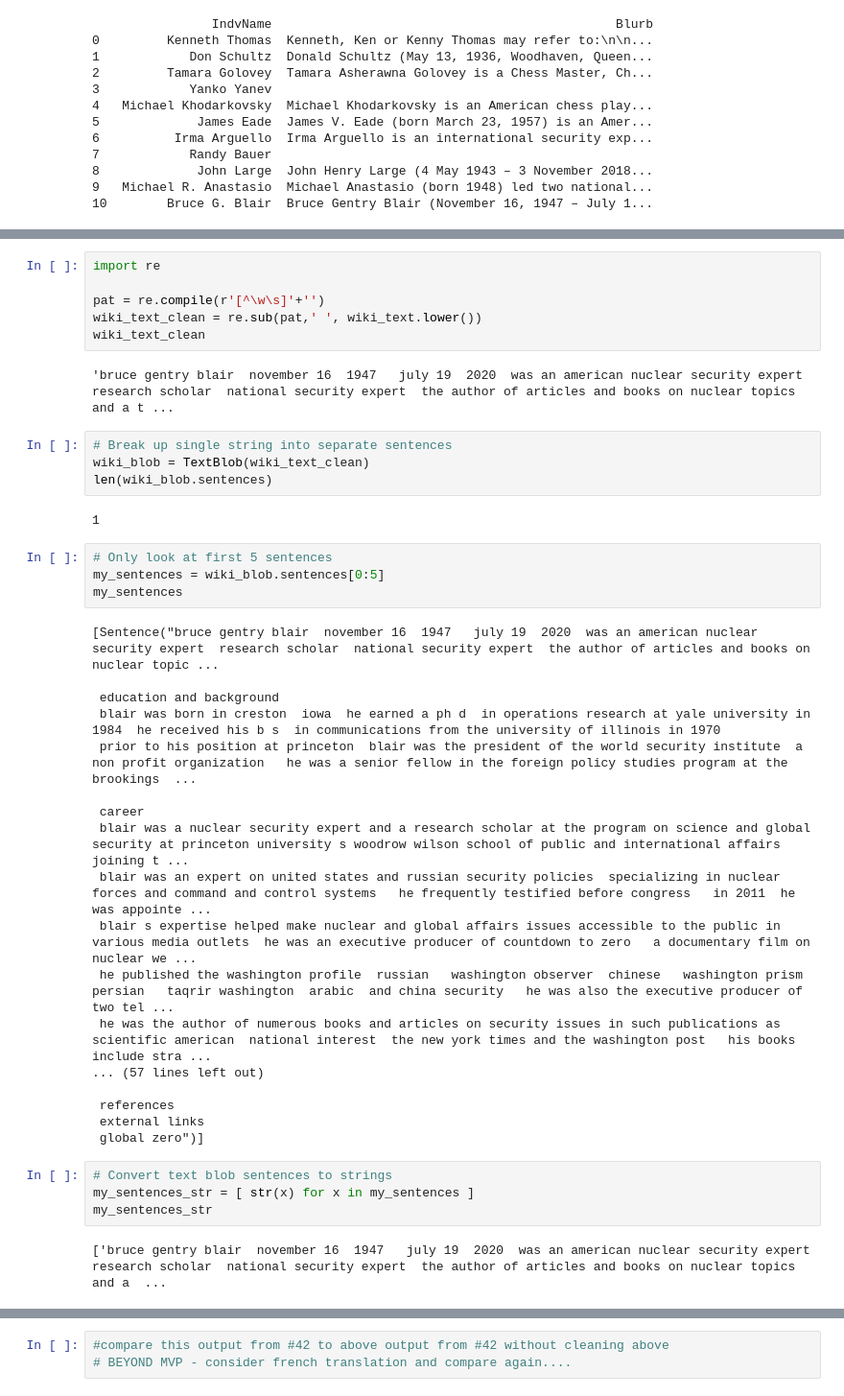
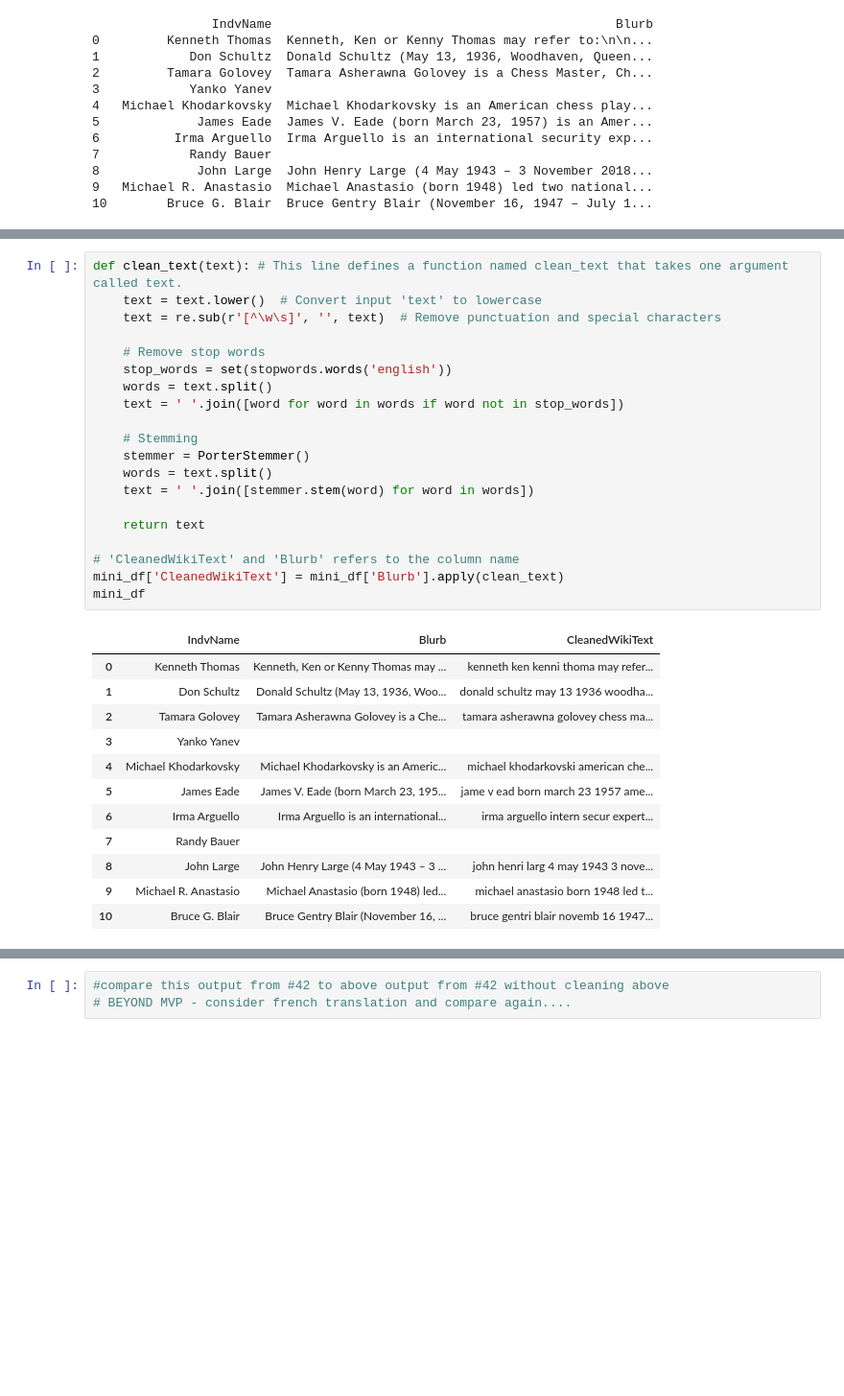
Before and after one commit to DrMelissaFranklin/Docker.dsub, a Jupyter notebook: Copy_of_Sunday_1pm_Mel_Project_5_NLP_Famous.ipynb, the cells around one changed output, grey strips where cells are left out. Shown at 96% size. Drawn from its saved outputs; the diff is of its cells as text; blank space fills up the shorter version.

```diff
--- a/Copy_of_Sunday_1pm_Mel_Project_5_NLP_Famous.ipynb
+++ b/Copy_of_Sunday_1pm_Mel_Project_5_NLP_Famous.ipynb
@@ -434,45 +388,36 @@ wiki_text_clean
-# %%
-import re
-
-pat = re.compile(r'[^\w\s]'+'')
-wiki_text_clean = re.sub(pat,' ', wiki_text.lower())
-wiki_text_clean
-# %% [output]
-'bruce gentry blair  november 16  1947   july 19  2020  was an american nuclear security expert  research scholar  national security expert  the author of articles and books on nuclear topics  and a t ...
-# %%
-# Break up single string into separate sentences
-wiki_blob = TextBlob(wiki_text_clean)
-len(wiki_blob.sentences)
-# %% [output]
-1
-# %%
-# Only look at first 5 sentences
-my_sentences = wiki_blob.sentences[0:5]
-my_sentences
-# %% [output]
-[Sentence("bruce gentry blair  november 16  1947   july 19  2020  was an american nuclear security expert  research scholar  national security expert  the author of articles and books on nuclear topic ...
-
- education and background
- blair was born in creston  iowa  he earned a ph d  in operations research at yale university in 1984  he received his b s  in communications from the university of illinois in 1970
- prior to his position at princeton  blair was the president of the world security institute  a non profit organization   he was a senior fellow in the foreign policy studies program at the brookings  ...
-
- career
- blair was a nuclear security expert and a research scholar at the program on science and global security at princeton university s woodrow wilson school of public and international affairs  joining t ...
- blair was an expert on united states and russian security policies  specializing in nuclear forces and command and control systems   he frequently testified before congress   in 2011  he was appointe ...
- blair s expertise helped make nuclear and global affairs issues accessible to the public in various media outlets  he was an executive producer of countdown to zero   a documentary film on nuclear we ...
- he published the washington profile  russian   washington observer  chinese   washington prism  persian   taqrir washington  arabic  and china security   he was also the executive producer of two tel ...
- he was the author of numerous books and articles on security issues in such publications as scientific american  national interest  the new york times and the washington post   his books include stra ...
-... (57 lines left out)
-
- references
- external links
- global zero")]
-# %%
-# Convert text blob sentences to strings
-my_sentences_str = [ str(x) for x in my_sentences ]
-my_sentences_str
-# %% [output]
-['bruce gentry blair  november 16  1947   july 19  2020  was an american nuclear security expert  research scholar  national security expert  the author of articles and books on nuclear topics  and a  ...
+# %%
+def clean_text(text): # This line defines a function named clean_text that takes one argument called text.
+    text = text.lower()  # Convert input 'text' to lowercase
+    text = re.sub(r'[^\w\s]', '', text)  # Remove punctuation and special characters
+
+    # Remove stop words
+    stop_words = set(stopwords.words('english'))
+    words = text.split()
+    text = ' '.join([word for word in words if word not in stop_words])
+
+    # Stemming
+    stemmer = PorterStemmer()
+    words = text.split()
+    text = ' '.join([stemmer.stem(word) for word in words])
+
+    return text
+
+# 'CleanedWikiText' and 'Blurb' refers to the column name
+mini_df['CleanedWikiText'] = mini_df['Blurb'].apply(clean_text)
+mini_df
+# %% [output]
+|  | IndvName | Blurb | CleanedWikiText |
+| 0 | Kenneth Thomas | Kenneth, Ken or Kenny Thomas may ... | kenneth ken kenni thoma may refer... |
+| 1 | Don Schultz | Donald Schultz (May 13, 1936, Woo... | donald schultz may 13 1936 woodha... |
+| 2 | Tamara Golovey | Tamara Asherawna Golovey is a Che... | tamara asherawna golovey chess ma... |
+| 3 | Yanko Yanev |  |  |
+| 4 | Michael Khodarkovsky | Michael Khodarkovsky is an Americ... | michael khodarkovski american che... |
+| 5 | James Eade | James V. Eade (born March 23, 195... | jame v ead born march 23 1957 ame... |
+| 6 | Irma Arguello | Irma Arguello is an international... | irma arguello intern secur expert... |
+| 7 | Randy Bauer |  |  |
+| 8 | John Large | John Henry Large (4 May 1943 – 3 ... | john henri larg 4 may 1943 3 nove... |
+| 9 | Michael R. Anastasio | Michael Anastasio (born 1948) led... | michael anastasio born 1948 led t... |
+| 10 | Bruce G. Blair | Bruce Gentry Blair (November 16, ... | bruce gentri blair novemb 16 1947... |
 # %%
 # Perform the TF-IDF Vectorization
 tf_idf_vec = TfidfVectorizer(stop_words = 'english')
```
Also changed, not shown: parts of 33 cells of this notebook.
